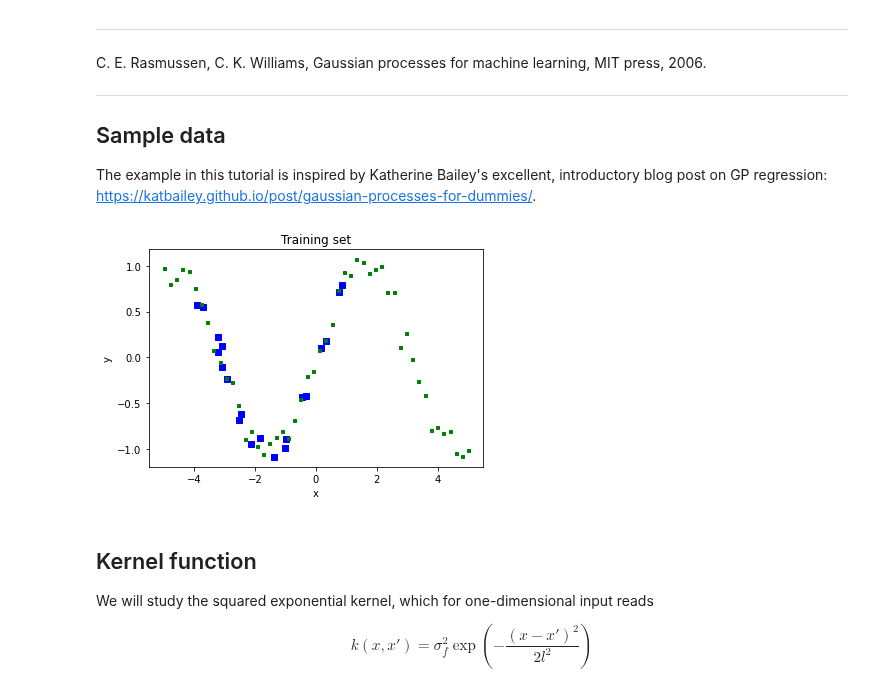
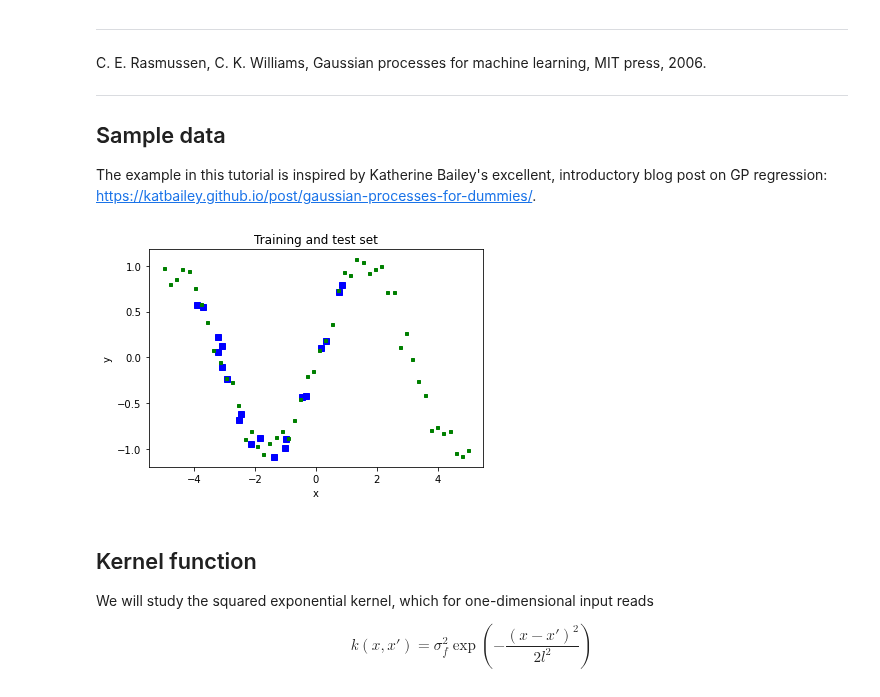
Before and after one commit to SebastianGlavind/PhD-study, a Jupyter notebook: Gaussian-processes/GPR.ipynb, the cells around one changed output. Saved outputs shown, nothing was run; the diff lists cells and outputs as text; code cells hidden in the pictures.

```diff
--- a/Gaussian-processes/GPR.ipynb
+++ b/Gaussian-processes/GPR.ipynb
@@ -62,24 +62,24 @@ The example in this tutorial is inspired by Katherine Bailey's excellent, introd
 # %%
 # Noise free/Noisy training data
 np.random.seed(42)
 nX_tr = 20 # no. of training points
 std_y = 1e-1 # if noise free set to 1e-4 for numerical stability; corr. var = 1e-16 addition along diagonal
 Xtrain = np.random.uniform(low=-4, high=1, size=(nX_tr,1)).reshape(-1,1) # input
 ytrain = np.sin(Xtrain) + std_y*np.random.normal(size=(nX_tr,1)) # output (sin function)
 
 # Test data
 nX_te = 50 # no. of test points
 Xtest = np.linspace(-5, 5, nX_te).reshape(-1,1) # input
 ytest = np.sin(Xtest) + std_y*np.random.normal(size=(nX_te,1)) # output (sin function)
 
 # plot
 plt.plot(Xtrain, ytrain, 'bs', ms=6);
 plt.plot(Xtest, ytest, 'gs', ms=3);
 plt.xlabel('x');
 plt.ylabel('y');
-plt.title('Training set');
+plt.title('Training and test set');
 # %% [output]
-[figure, old version]
+[figure, new version]
 # %% [markdown]
 ## Kernel function
 
```
Also changed, not shown: parts of 23 cells of this notebook.
